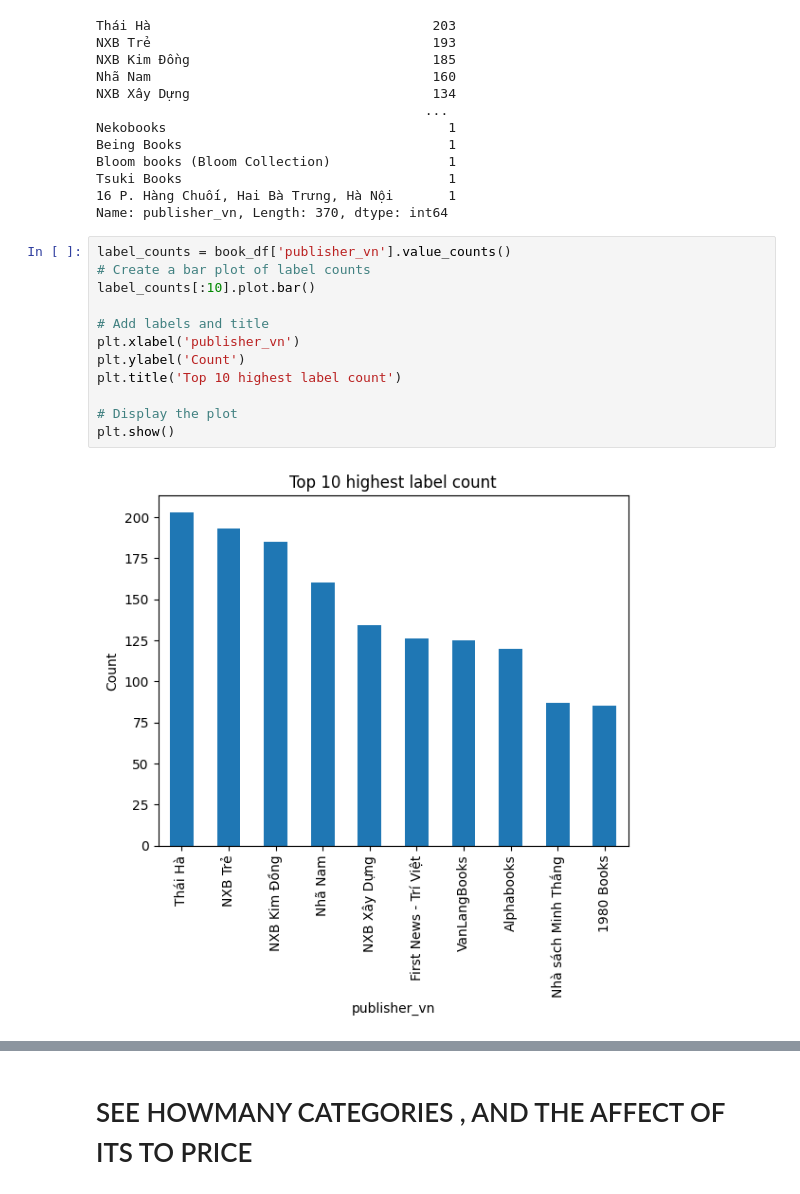
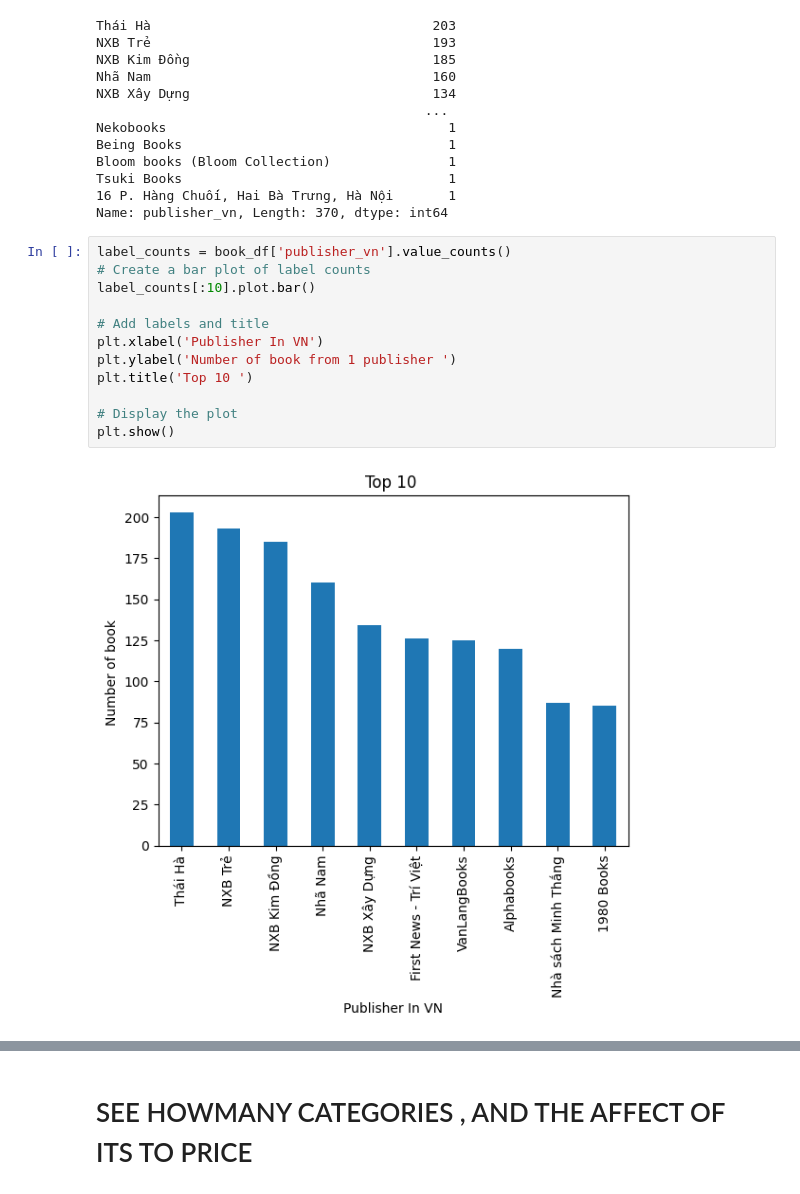
Before and after one commit to daovanhieu23800/interview_project, a Jupyter notebook: EDA_for_price_pred.ipynb, the cells around one changed output, grey strips where cells are left out. Drawn from its saved outputs; the diff is of its cells as text.

```diff
--- a/EDA_for_price_pred.ipynb
+++ b/EDA_for_price_pred.ipynb
@@ -55,17 +55,17 @@ Name: publisher_vn, Length: 370, dtype: int64
 # %%
 label_counts = book_df['publisher_vn'].value_counts()
 # Create a bar plot of label counts
 label_counts[:10].plot.bar()
 
 # Add labels and title
-plt.xlabel('publisher_vn')
-plt.ylabel('Count')
-plt.title('Top 10 highest label count')
+plt.xlabel('Publisher In VN')
+plt.ylabel('Number of book from 1 publisher ')
+plt.title('Top 10 ')
 
 # Display the plot
 plt.show()
 # %% [output]
-[figure, old version]
+[figure, new version]
 # %%
 label_counts = book_df['publisher_vn'].value_counts()
 
```
Also changed, not shown: parts of 9 cells of this notebook, 1 other file.
